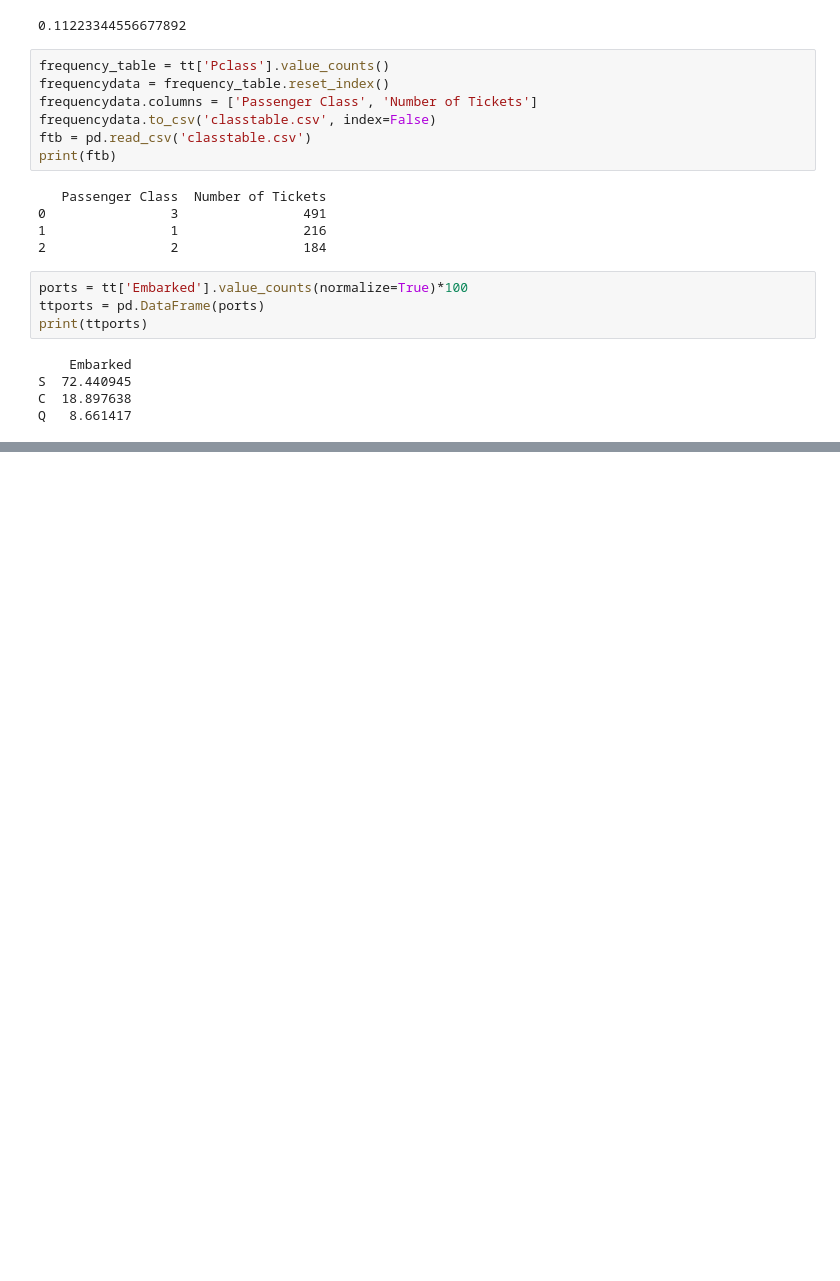
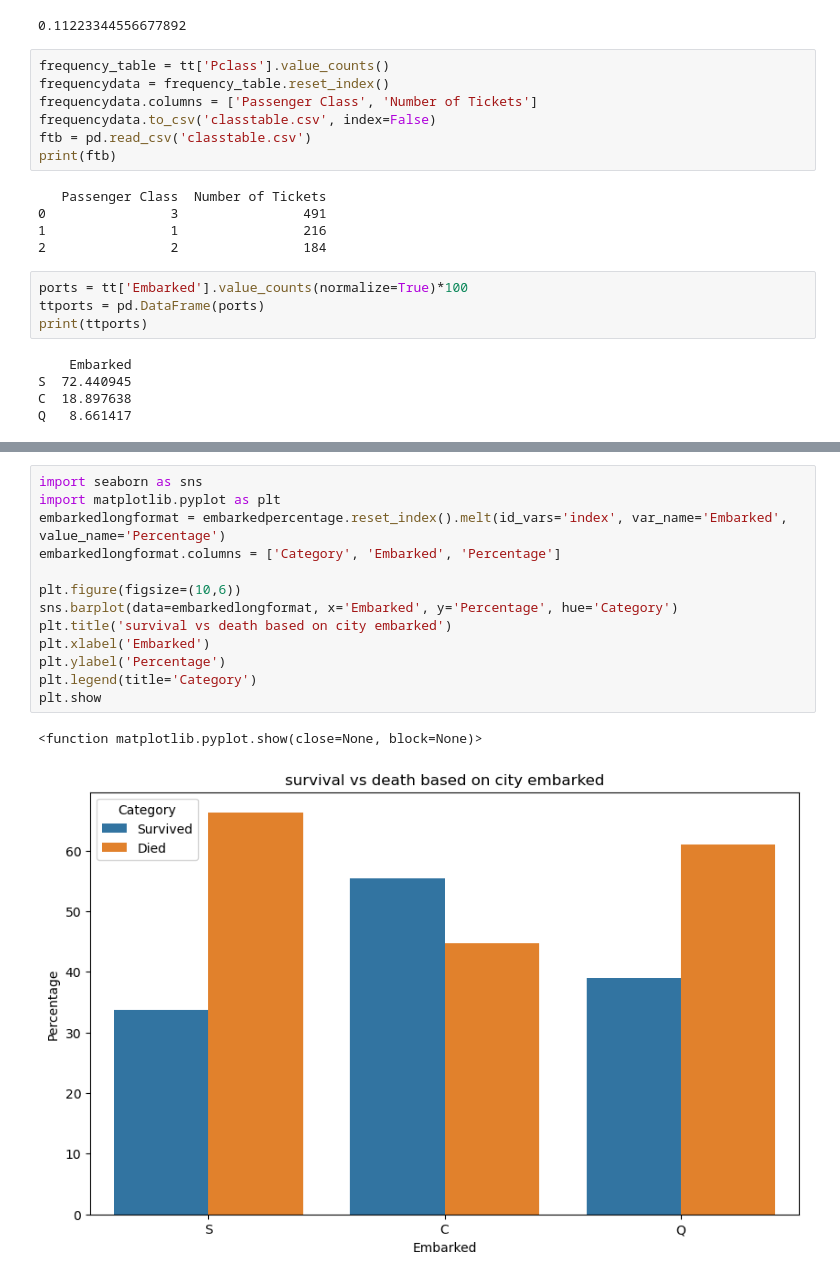
Before and after one commit to duogie/AI, a Jupyter notebook: Semester 1/titanic/titanic.ipynb, the cells around one changed output, grey strips where cells are left out. Drawn from its saved outputs; the diff is of its cells as text; blank space fills up the shorter version.

```diff
--- a/Semester 1/titanic/titanic.ipynb
+++ b/Semester 1/titanic/titanic.ipynb
@@ -268,0 +267,16 @@ Total     100.000000  100.000000  100.000000
+# %%
+import seaborn as sns
+import matplotlib.pyplot as plt
+embarkedlongformat = embarkedpercentage.reset_index().melt(id_vars='index', var_name='Embarked', value_name='Percentage')
+embarkedlongformat.columns = ['Category', 'Embarked', 'Percentage']
+
+plt.figure(figsize=(10,6))
+sns.barplot(data=embarkedlongformat, x='Embarked', y='Percentage', hue='Category')
+plt.title('survival vs death based on city embarked')
+plt.xlabel('Embarked')
+plt.ylabel('Percentage')
+plt.legend(title='Category')
+plt.show
+# %% [output]
+<function matplotlib.pyplot.show(close=None, block=None)>
+[figure, added]
```
Also changed, not shown: parts of 16 cells of this notebook.
